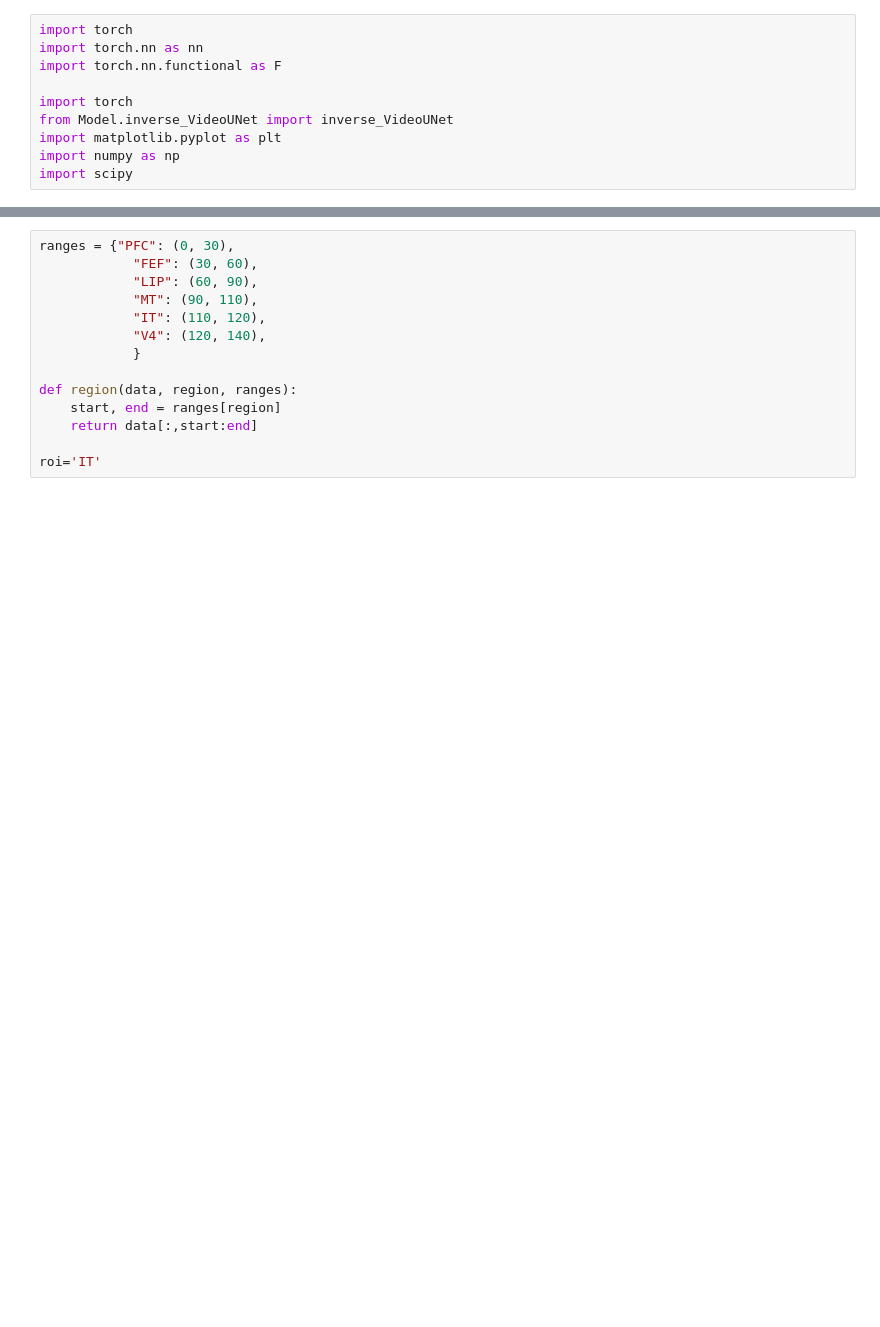
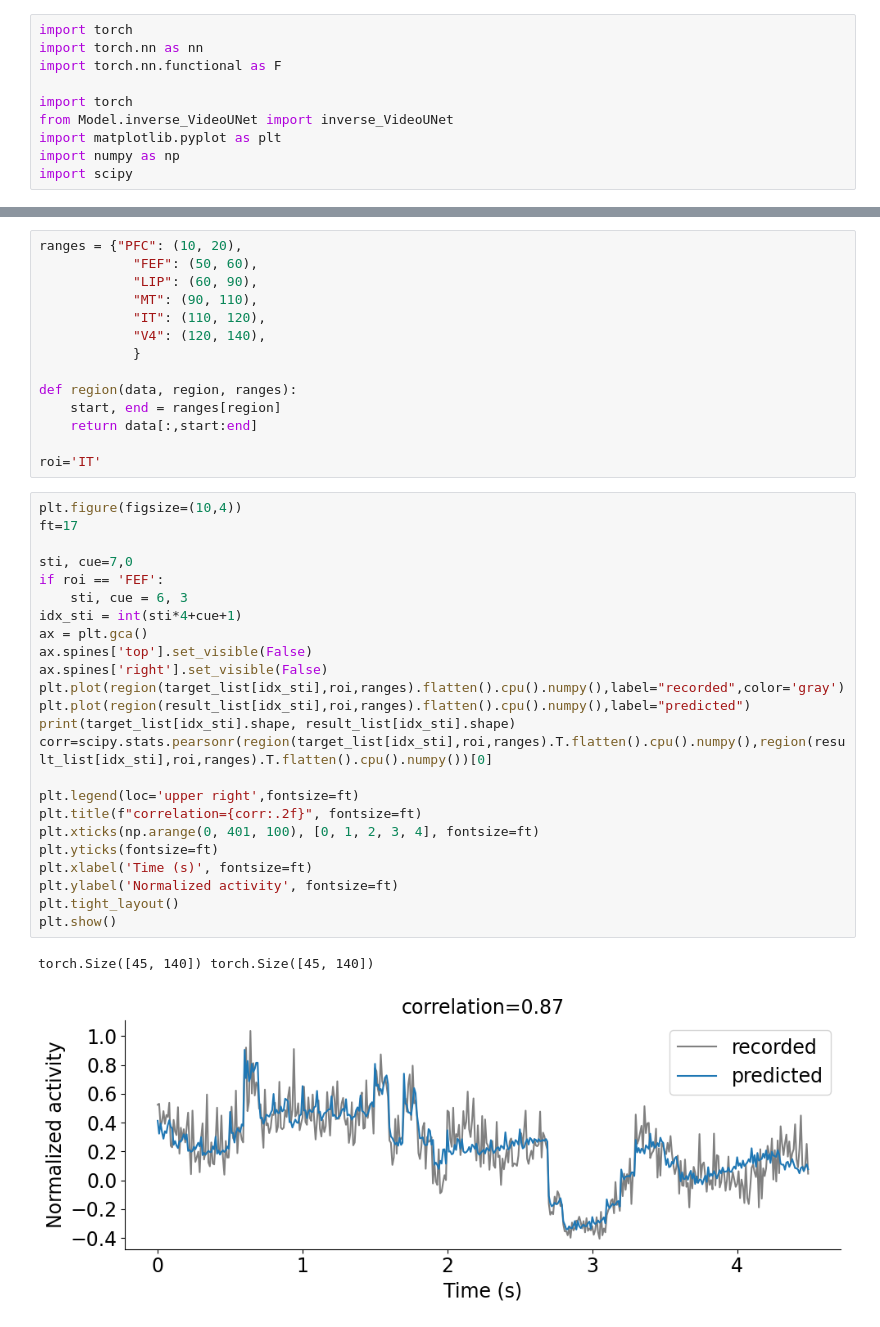
Before and after one commit to xinyacheung/NeuralDecoding, a Jupyter notebook: Scripts/experiment_four/main.ipynb, the cells around one changed output, grey strips where cells are left out. Cells and saved outputs as stored; diff of their text form; blank space fills up the shorter version.

```diff
--- a/Scripts/experiment_four/main.ipynb
+++ b/Scripts/experiment_four/main.ipynb
@@ -39,8 +38,8 @@ for batch_idx in range(0, test_size, batch_size_test):
         target_list.append(target_test)
         result_list.append(test_result)
 # %%
-ranges = {"PFC": (0, 30),
-            "FEF": (30, 60),
+ranges = {"PFC": (10, 20),
+            "FEF": (50, 60),
             "LIP": (60, 90),
             "MT": (90, 110),
             "IT": (110, 120),
@@ -52,4 +51,31 @@ def region(data, region, ranges):
     return data[:,start:end]
 
 roi='IT'
+# %%
+plt.figure(figsize=(10,4))
+ft=17
+
+sti, cue=7,0
+if roi == 'FEF':
+    sti, cue = 6, 3
+idx_sti = int(sti*4+cue+1)
+ax = plt.gca()
+ax.spines['top'].set_visible(False)
+ax.spines['right'].set_visible(False)
+plt.plot(region(target_list[idx_sti],roi,ranges).flatten().cpu().numpy(),label="recorded",color='gray')
+plt.plot(region(result_list[idx_sti],roi,ranges).flatten().cpu().numpy(),label="predicted")
+print(target_list[idx_sti].shape, result_list[idx_sti].shape)
+corr=scipy.stats.pearsonr(region(target_list[idx_sti],roi,ranges).T.flatten().cpu().numpy(),region(result_list[idx_sti],roi,ranges).T.flatten().cpu().numpy())[0]
+
+plt.legend(loc='upper right',fontsize=ft)
+plt.title(f"correlation={corr:.2f}", fontsize=ft)
+plt.xticks(np.arange(0, 401, 100), [0, 1, 2, 3, 4], fontsize=ft)
+plt.yticks(fontsize=ft)
+plt.xlabel('Time (s)', fontsize=ft)
+plt.ylabel('Normalized activity', fontsize=ft)
+plt.tight_layout()
+plt.show()
+# %% [output]
+torch.Size([45, 140]) torch.Size([45, 140])
+[figure, added]
 # %%
```
Also changed, not shown: parts of 5 cells of this notebook.
